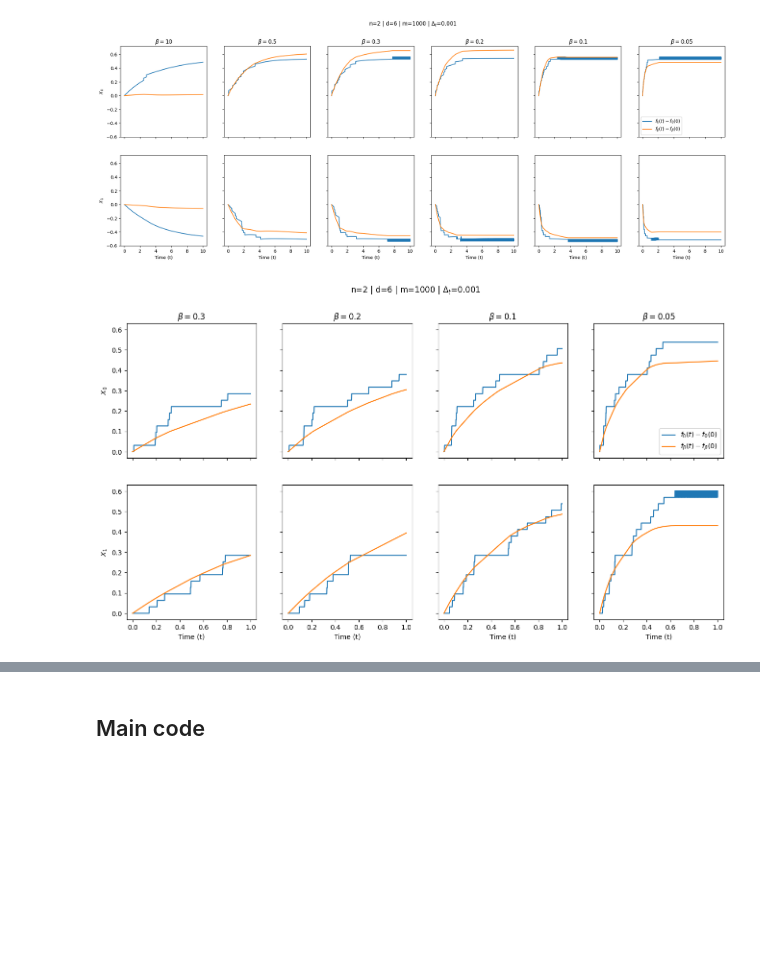
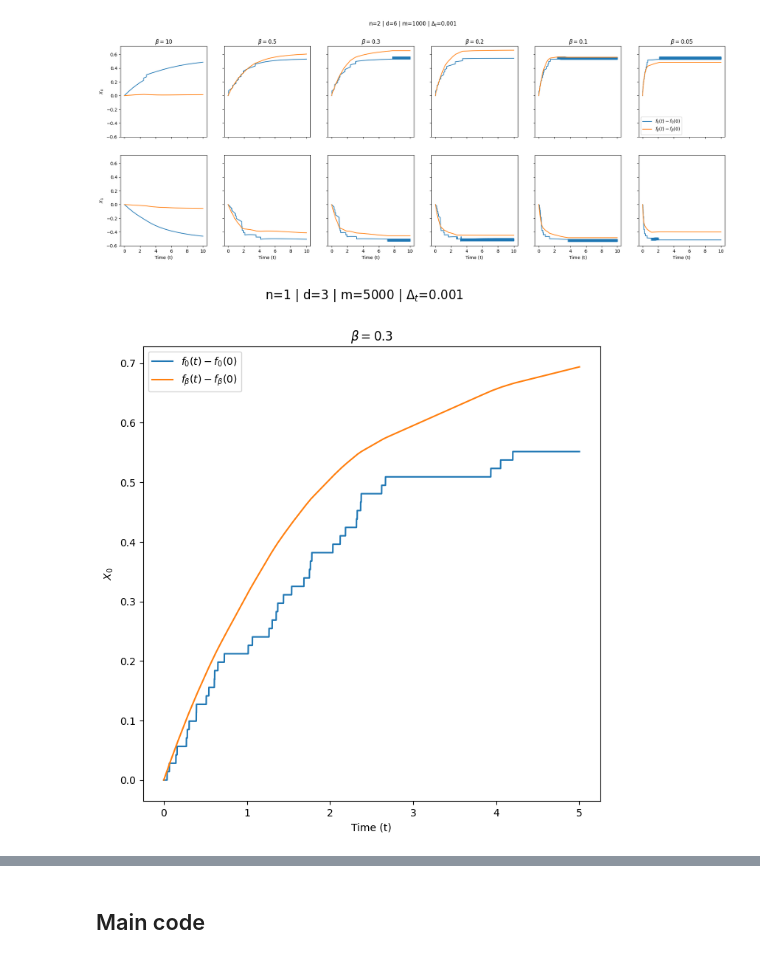
Before and after one commit to YanisBosch/NKT_Heaviside, a Jupyter notebook: main.ipynb, the cells around one changed output, grey strips where cells are left out. Cells and saved outputs as stored; diff of their text form; code cells hidden in the pictures; blank space fills up the shorter version.

Commit message:
Optimized code for NTK inst

```diff
--- a/main.ipynb
+++ b/main.ipynb
@@ -27,10 +38,13 @@ def create_data(n,d):
 # %%
-def create_weights(m,d):
+def create_weights(m,d,rademacher = True):
     """
-    INPUT: m,d real numbers
-    OUTPUT: W a matrix of size d*m with iid ~N(0,1) entries, a a vector of length m with entries ~ Rademacher
+    INPUT: m,d real numbers, rademacher a boolean that determines wether the a_r are initialized as Rademacher or Standard Normal excluding (-1,1)
+    OUTPUT: W a matrix of size d*m with iid ~N(0,1) entries, a a vector of length m with entries ~ Rademacher/Normal
     OUTPUT SHAPE: ([a1,...,am],[[w1],...,[wm]])
     """
-    a = np.random.choice(np.array([int(-1),int(1)]),size = m)
+    if rademacher:
+        a = np.random.choice(np.array([int(-1),int(1)]),size = m)
+    else:
+        a = gen_norm_excl_inter(low=-1,high=1,size=m)
     W = np.random.normal(size=(m,d))
     return(a,W)
@@ -53,10 +88,10 @@ def m_beta(beta,n,delta,C_m):
 
 betas = [0.5,0.4,0.3,0.2,0.1,0.05,0.01,0.001]                   #values of beta to compute m for
 deltas = [0.2,0.1,0.05,0.01]                                    #values of delta to compute m for
-ns = [5,10,20,40,100,200,400,600,800,1000,2000,4000]            #values of n to compute m for
+ns = [5,10,20,40,100,200]#,400,600,800,1000,2000,4000]            #values of n to compute m for
 C_m = 5                                                         #estimated constant
-nrows = math.ceil(math.sqrt(len(ns)))                           #we need as many subplots as values for n, choose the number
-ncols = math.ceil(len(ns)/nrows)                                #of rows and columns automatically
+ncols = math.ceil(math.sqrt(len(ns)))                           #we need as many subplots as values for n, choose the number
+nrows = math.ceil(len(ns)/ncols)                                #of rows and columns automatically
 fig, axs = plt.subplots(nrows,ncols,figsize=(ncols*3,nrows*3),squeeze=False,sharex=True)    #squeeze = False as otherwhise axs cannot always be accessed using two indices
 for i in range(len(ns)):                                                            #(for example when there is only one row, only one index is expected if squeeze = True)
     n = ns[i]
@@ -70,6 +105,7 @@ for j in range(ncols):
     axs[-1,j].set_xlabel("$\\beta$")                            #only need to label x axes on the last row
 fig.legend(deltas,title="$\\delta$ = ")                         #add title to legend for clarity
 plt.tight_layout()                                              #ensure nicer spacing
+plt.savefig("Plots/m_requirements.pdf")
 plt.show()
 
 #----------------------------
@@ -295,0 +348,4 @@ class NTK_shallow:
+# %%
+NTK_inst = NTK_shallow(n=10,d=2,m=100,b=0.2)
+NTK_inst.run_sim(0.001,1000)
+np.shape(NTK_inst.comp_wr_x_ar_iters(i=0))
@@ -511,7 +574,7 @@ def comp_fb_f0(n,d,m,betas,t,num,train_a = True,X=[]):
 
     #--------------Prepare plot grid and x axis values--------------
 
-    fig, axs = plt.subplots(n,len(betas),figsize=(len(betas)*4,n*4),sharex=True,sharey=True)
+    fig, axs = plt.subplots(n,len(betas),figsize=(max(len(betas)*4,8),max(n*4,8)),sharex=True,sharey=True,squeeze=False)
     x_vals = [t*i for i in range(num+1)]
 
     #----------------------------
@@ -522,9 +585,11 @@ def comp_fb_f0(n,d,m,betas,t,num,train_a = True,X=[]):
         b = betas[i]                        #extract current beta for simplicty
         NTK_inst = NTK_shallow(n=n,d=d,m=m,b=b,train_a=train_a,X=X,y=y,a=a,W=W)     #create network with correct beta, always with the same data and weights at initialisation
         NTK_inst.run_sim(t,num)             #run the simulation
+        f_iters = NTK_inst.comp_output_iters()
+        f_beta_iters = NTK_inst.comp_output_iters_beta()
         for j in range(n):                  #for each data point:
-            y_vals = [x[j]-NTK_inst.f_iters[0][j] for x in NTK_inst.f_iters]        #f_0(t)-f_0(0) stored in an array
-            y_vals_beta = [x[j]-NTK_inst.f_beta_iters[0][j]  for x in NTK_inst.f_beta_iters]    ##f_b(t)-f_b(0) stored in an array
+            y_vals = [x[j]-f_iters[0][j] for x in f_iters]        #f_0(t)-f_0(0) stored in an array
+            y_vals_beta = [x[j]-f_beta_iters[0][j]  for x in f_beta_iters]    ##f_b(t)-f_b(0) stored in an array
             axs[j][i].plot(x_vals,y_vals,label="$f_0(t)-f_0(0)$")
             axs[j][i].plot(x_vals,y_vals_beta,label = "$f_\\beta(t)-f_\\beta(0)$")
 
@@ -558,6 +623,6 @@ comp_fb_f0(n=2,d=6,m=1000,betas=[10,0.5,0.3,0.2,0.1,0.05],t=0.001,num=10000)
 # %% [output]
 [figure]
 # %%
-comp_fb_f0(n=2,d=6,m=1000,betas=[0.3,0.2,0.1,0.05],t=0.001,num=1000,train_a=False)
+comp_fb_f0(n=1,d=3,m=5000,betas=[0.3],t=0.001,num=5000,train_a=False)
 # %% [output]
-[figure, old version]
+[figure, new version]
```
Also changed, not shown: parts of 29 cells of this notebook, 1 other file.
